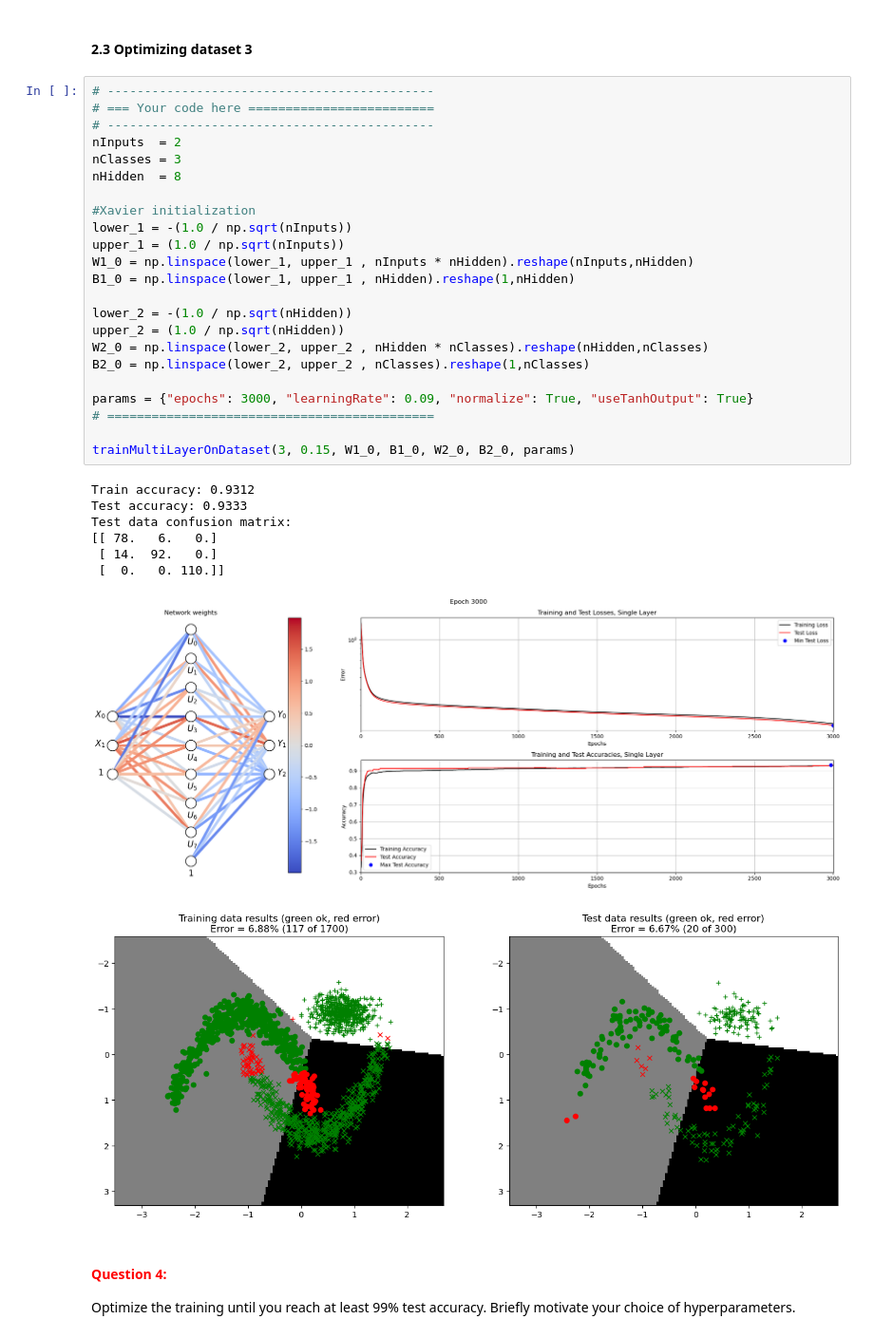
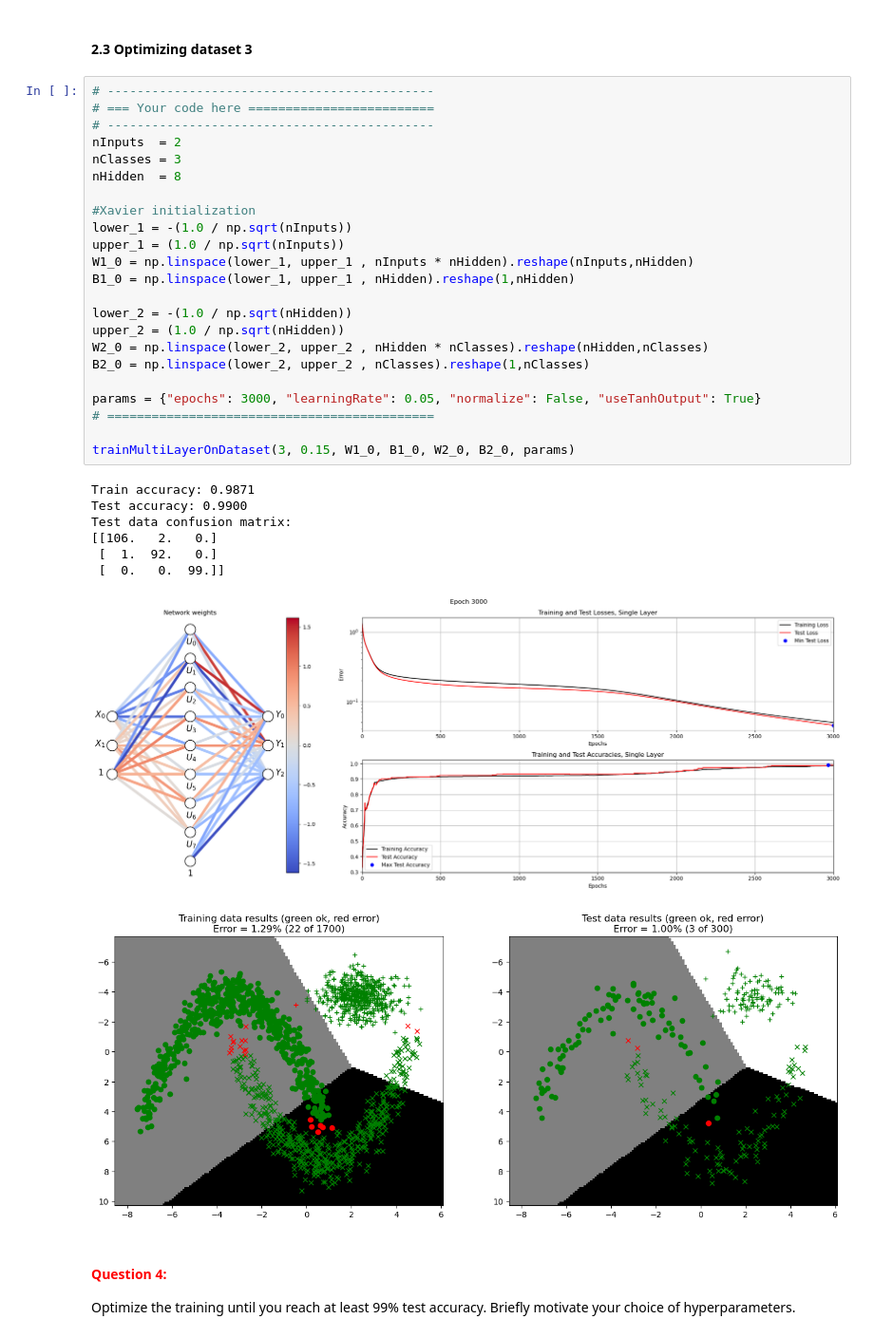
Before and after one commit to ash-rulz/NeuralNet, a Jupyter notebook: A1_Supervised/main3_MultiLayer.ipynb, the cells around one changed output. Shown at 95% size. Drawn from its saved outputs; the diff is of its cells as text.

```diff
--- a/A1_Supervised/main3_MultiLayer.ipynb
+++ b/A1_Supervised/main3_MultiLayer.ipynb
@@ -456,35 +481,35 @@ Optimize the training until you reach at least 99% test accuracy. Briefly motiva
 # %%
 # --------------------------------------------
 # === Your code here =========================
 # --------------------------------------------
 nInputs  = 2
 nClasses = 3
 nHidden  = 8
 
 #Xavier initialization
 lower_1 = -(1.0 / np.sqrt(nInputs))
 upper_1 = (1.0 / np.sqrt(nInputs))
 W1_0 = np.linspace(lower_1, upper_1 , nInputs * nHidden).reshape(nInputs,nHidden)
 B1_0 = np.linspace(lower_1, upper_1 , nHidden).reshape(1,nHidden)
 
 lower_2 = -(1.0 / np.sqrt(nHidden))
 upper_2 = (1.0 / np.sqrt(nHidden))
 W2_0 = np.linspace(lower_2, upper_2 , nHidden * nClasses).reshape(nHidden,nClasses)
 B2_0 = np.linspace(lower_2, upper_2 , nClasses).reshape(1,nClasses)
 
-params = {"epochs": 3000, "learningRate": 0.09, "normalize": True, "useTanhOutput": True}
+params = {"epochs": 3000, "learningRate": 0.05, "normalize": False, "useTanhOutput": True}
 # ============================================
 
 trainMultiLayerOnDataset(3, 0.15, W1_0, B1_0, W2_0, B2_0, params)
 # %% [output]
-Train accuracy: 0.9312
-Test accuracy: 0.9333
+Train accuracy: 0.9871
+Test accuracy: 0.9900
 Test data confusion matrix:
-[[ 78.   6.   0.]
- [ 14.  92.   0.]
- [  0.   0. 110.]]
+[[106.   2.   0.]
+ [  1.  92.   0.]
+ [  0.   0.  99.]]
-[figure, old version]
+[figure, new version]
-[figure, old version]
+[figure, new version]
 # %% [markdown]
 #### **<span style="color:red">Question 4:</span>**
 
```
Also changed, not shown: parts of 7 cells of this notebook, 1 other file.
